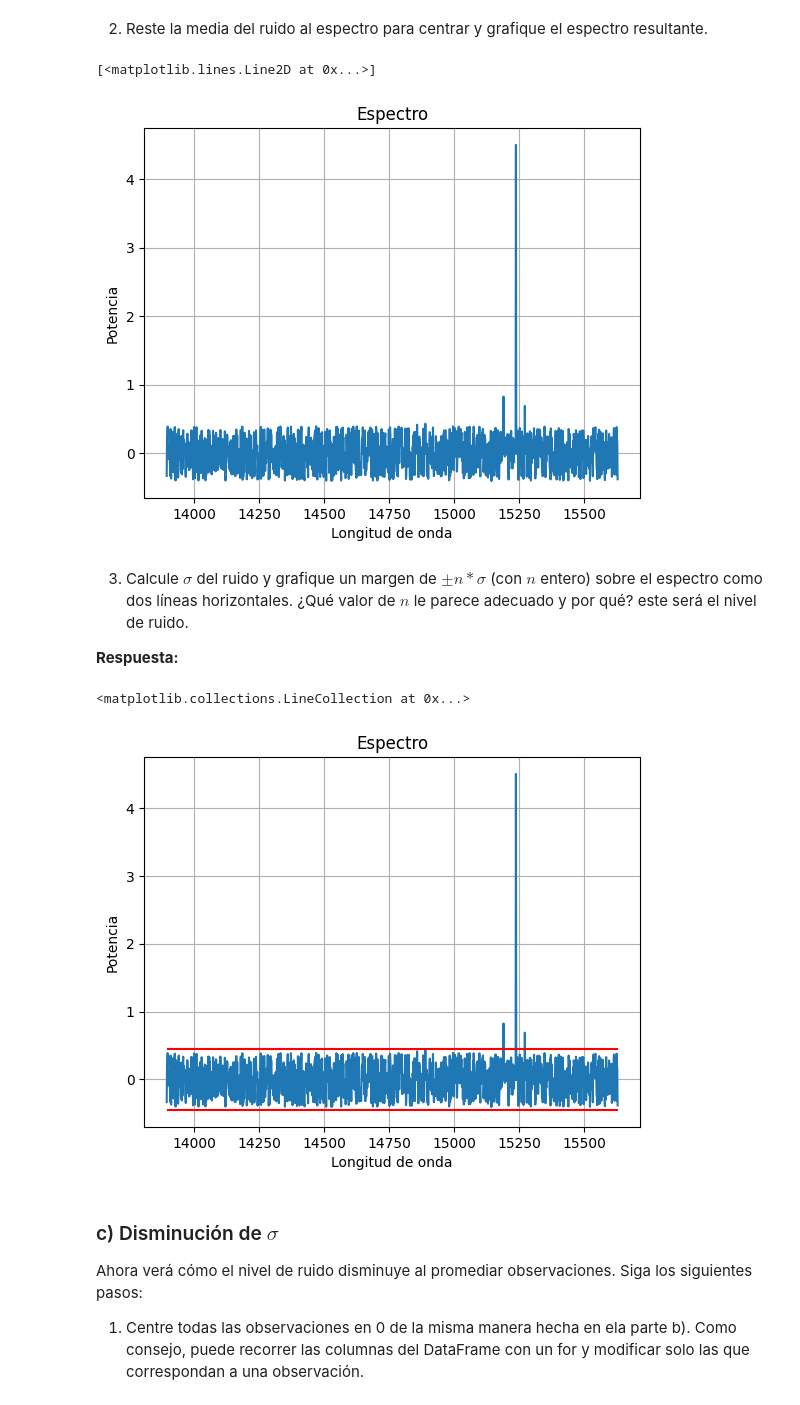
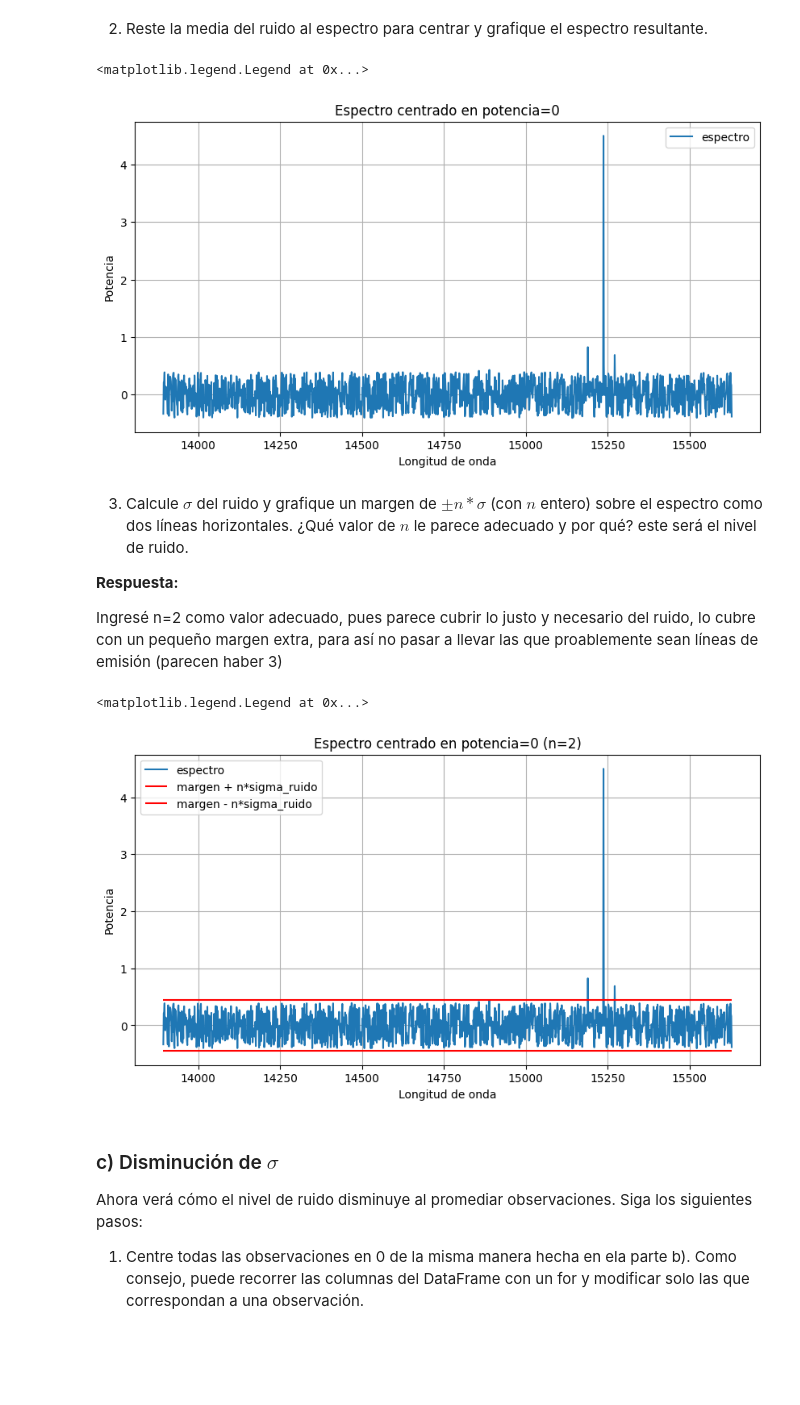
Before and after one commit to aliwen-figueroa/Tarea-2-aliwen-figueroa-, a Jupyter notebook: Tarea2.ipynb, the cells around one changed output. Cells and saved outputs as stored; diff of their text form; code cells hidden in the pictures; blank space fills up the shorter version.

```diff
--- a/Tarea2.ipynb
+++ b/Tarea2.ipynb
@@ -269,46 +295,52 @@ ruido = np.array(ruido)
 # %% [markdown]
 2. Reste la media del ruido al espectro para centrar y grafique el espectro resultante.
 # %%
-# Grafique el espectro centrado en 0 aquí
+# promedio ruido
 mu_ruido = ruido.mean()
 
-plt.figure()
+# gráfico del espectro
+plt.figure(figsize=[10,5])
 plt.grid(True)
-plt.title("Espectro")
+plt.title("Espectro centrado en potencia=0")
 plt.xlabel("Longitud de onda")
 plt.ylabel("Potencia")
-plt.plot(Wlth,obs_1-mu_ruido)
+plt.plot(Wlth,obs_1-mu_ruido,label="espectro")
+plt.legend()
 # %% [output]
-[<matplotlib.lines.Line2D at 0x...>]
+<matplotlib.legend.Legend at 0x...>
-[figure, old version]
+[figure, new version]
 # %% [markdown]
 3. Calcule $\sigma$ del ruido y grafique un margen de $\pm n*\sigma$ (con $n$ entero) sobre el espectro como dos líneas horizontales. ¿Qué valor de $n$ le parece adecuado y por qué? este será el nivel de ruido.
 
 **Respuesta:**
+
+Ingresé n=2 como valor adecuado, pues parece cubrir lo justo y necesario del ruido, lo cubre con un pequeño margen extra, para así no pasar a llevar las que proablemente sean líneas de emisión (parecen haber 3)
 # %%
-n=2
-std_ruido = ruido.std()
+n=2   # valor de n
+std_ruido = ruido.std()   # desviación estándar del ruido
 
 
-
-
-plt.figure()
+# gráfico del espectro
+plt.figure(figsize=[10,5])
 plt.grid(True)
-plt.title("Espectro")
+plt.title("Espectro centrado en potencia=0 (n=2)")
 plt.xlabel("Longitud de onda")
 plt.ylabel("Potencia")
-plt.plot(Wlth,obs_1-mu_ruido)
+plt.plot(Wlth,obs_1-mu_ruido,label="espectro")
 
-ymin = n*std_ruido
-ymax = -n*std_ruido
-xmin = min(Wlth)
-xmax = max(Wlth)
+# líneas horizontales
+ymin = n*std_ruido    # valor mínimo vertical
+ymax = -n*std_ruido   # valor máximo vertical
+xmin = min(Wlth)      # valor mínimo horizontal
+xmax = max(Wlth)      # valor máximo horizontal
 
-plt.hlines(ymin,xmin,xmax,colors="r")
-plt.hlines(ymax,xmin,xmax,colors="r")
+# plotear líneas horizontales
+plt.hlines(ymin,xmin,xmax,colors="r",label="margen + n*sigma_ruido")
+plt.hlines(ymax,xmin,xmax,colors="r",label="margen - n*sigma_ruido")
+plt.legend()
 # %% [output]
-<matplotlib.collections.LineCollection at 0x...>
+<matplotlib.legend.Legend at 0x...>
-[figure, old version]
+[figure, new version]
 # %% [markdown]
 ### c) Disminución de $\sigma$
 
```
Also changed, not shown: parts of 14 cells of this notebook.
